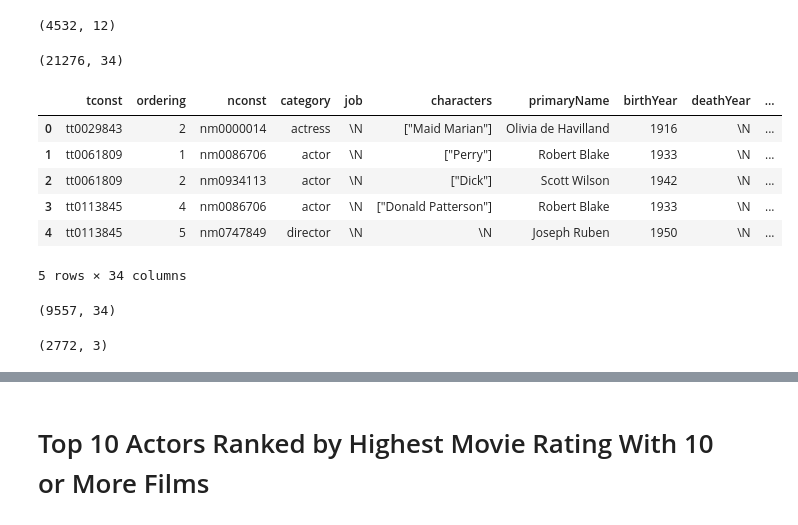
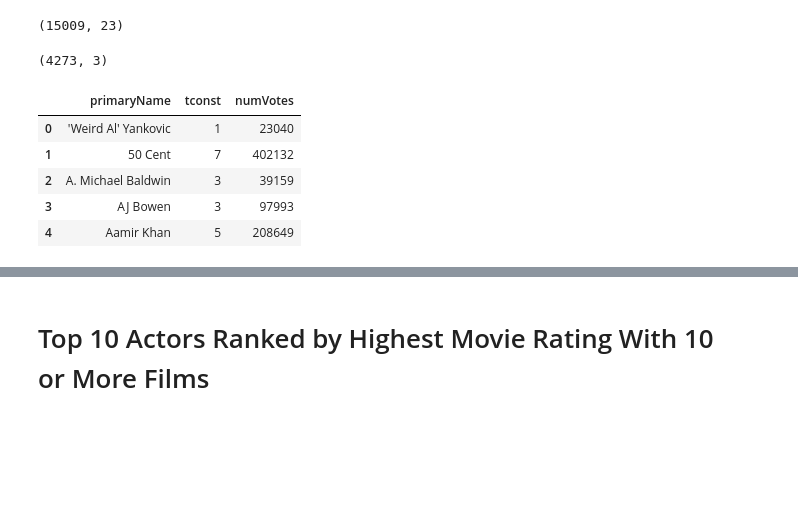
Before and after one commit to cybermanrobot/Applied-Analytics, a Jupyter notebook: 17-Cast-Crew-Selection-EDA.ipynb, the cells around one changed output, grey strips where cells are left out. Drawn from its saved outputs; the diff is of its cells as text; code cells hidden in the pictures; blank space fills up the shorter version.

```diff
--- a/17-Cast-Crew-Selection-EDA.ipynb
+++ b/17-Cast-Crew-Selection-EDA.ipynb
@@ -9,36 +18,34 @@ castCrewSelections.shape
 # %%
-movieSelections95Pct = pd.read_pickle('v1_movieSelections95Pct.pkl')
-
-movieSelections95Pct.shape
+#movieSelections = pd.read_pickle('v1_movieSelections5kVotes.pkl')
+#movieSelections.shape
-# %% [output]
-(4532, 12)
 # %%
-castCrewSelections95Pct = castCrewSelections.merge(movieSelections95Pct, left_on='tconst', right_on='tconst', how='inner')
+#castCrewSelections = castCrewSelectionsIn.merge(movieSelections, left_on='tconst', right_on='tconst', how='inner')
 
-castCrewSelections95Pct.shape
+# display column & row information
+#display(castCrewSelections.shape)
+
+# display top 5 rows
+#castCrewSelections.head()
-# %% [output]
-(21276, 34)
+# %%
+actorSelections = castCrewSelections[castCrewSelections.category == 'actor']
+actorSelections.shape
+# %% [output]
+(15009, 23)
+# %%
+actorSelectionsAgg = (actorSelections.groupby('primaryName')
+   .agg({'tconst':'count', 'numVotes': 'sum'})
+   .reset_index()
+   .rename(columns={'Movies Titles':'Average Rating'})
+   )
+actorSelectionsAgg.shape
+# %% [output]
+(4273, 3)
 # %%
-castCrewSelections95Pct.head()
+actorSelectionsAgg.head()
 # %% [output]
-|  | tconst | ordering | nconst | category | job | characters | primaryName | birthYear | deathYear | ... |
-| 0 | tt0029843 | 2 | nm0000014 | actress | \N | ["Maid Marian"] | Olivia de Havilland | 1916 | \N | ... |
-| 1 | tt0061809 | 1 | nm0086706 | actor | \N | ["Perry"] | Robert Blake | 1933 | \N | ... |
-| 2 | tt0061809 | 2 | nm0934113 | actor | \N | ["Dick"] | Scott Wilson | 1942 | \N | ... |
-| 3 | tt0113845 | 4 | nm0086706 | actor | \N | ["Donald Patterson"] | Robert Blake | 1933 | \N | ... |
-| 4 | tt0113845 | 5 | nm0747849 | director | \N | \N | Joseph Ruben | 1950 | \N | ... |
+|  | primaryName | tconst | numVotes |
+| 0 | 'Weird Al' Yankovic | 1 | 23040 |
+| 1 | 50 Cent | 7 | 402132 |
+| 2 | A. Michael Baldwin | 3 | 39159 |
+| 3 | AJ Bowen | 3 | 97993 |
+| 4 | Aamir Khan | 5 | 208649 |
-5 rows × 34 columns
-# %%
-actorSelections95Pct = castCrewSelections95Pct[castCrewSelections95Pct.category == 'actor']
-actorSelections95Pct.shape
-# %% [output]
-(9557, 34)
-# %%
-actorSelections95PctAgg = (actorSelections95Pct.groupby('primaryName')
-   .agg({'tconst':'count', 'averageRating_y': 'mean'})
-   .reset_index()
-   .rename(columns={'Movies Titles':'Average Rating'})
-   )
-actorSelections95PctAgg.shape
-# %% [output]
-(2772, 3)
```
Also changed, not shown: parts of 31 cells of this notebook.
